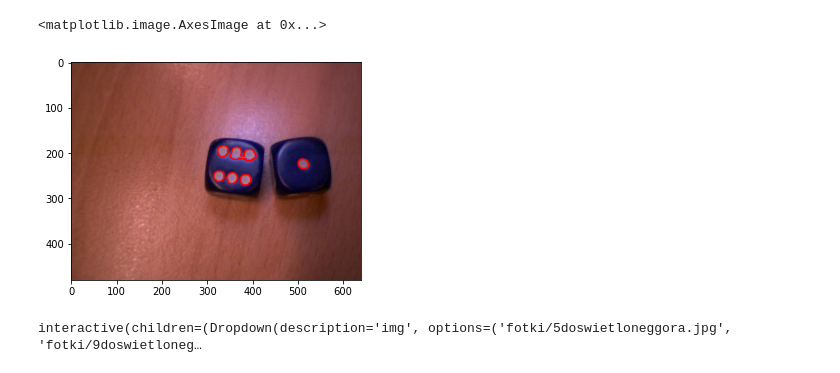
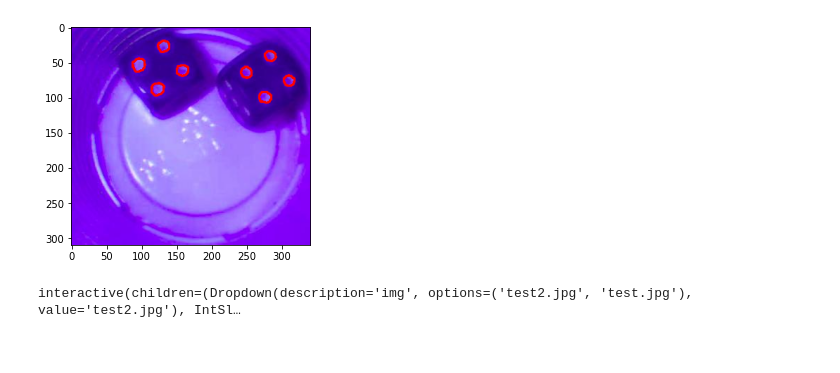
Before and after one commit to MichalKwarta/SW, a Jupyter notebook: jupiter.ipynb, the cells around one changed output. Cells and saved outputs as stored; diff of their text form; code cells hidden in the pictures.

```diff
--- a/jupiter.ipynb
+++ b/jupiter.ipynb
@@ -1,39 +1,72 @@
 # %%
 import cv2
 import matplotlib.pyplot as plt
 from ipywidgets import interact, interactive, fixed
 from glob import glob
 %matplotlib inline
 
 
 # camera = cv2.VideoCapture(0)
 # _, _ = camera.read()
 
-img = cv2.imread("fotki/0doswietloneggora.jpg")
 
+##TU JEST KOD, KTÓRY W ZAŁOŻENIU MA DZIAŁAĆ
+##Następne komórki to raczej playground
 
- img = cv2.imread(img)
-    _,_,blue = cv2.split(img)
-    _, thresh = cv2.threshold(blue, 100, 255, cv2.THRESH_BINARY)
-    contours,_ = cv2.findContours(thresh, cv2.RETR_LIST, cv2.CHAIN_APPROX_NONE)
+img = cv2.imread('test2.jpg')
+img = img[170:-50,250:-100]
+imgraw = img[:]
 
-    for c in contours:
-        if 300<cv2.contourArea(c)<=1500 :
-            cv2.drawContours(img, [c], -1, (0, 0, 255), 2)
-    plt.imshow(cv2.cvtColor(img,cv2.COLOR_BGR2RGB))
+_,_,blue = cv2.split(img)
 
-plt.imshow(cv2.cvtColor(img,cv2.COLOR_BGR2RGB))
+ret, threshh = cv2.threshold(blue, 100, 255, cv2.THRESH_BINARY)
+contours,_ = cv2.findContours(threshh, cv2.RETR_LIST, cv2.CHAIN_APPROX_NONE)
+
+for c in contours:
+    (_,_,w,h) = cv2.boundingRect(c)
+    if 100<cv2.contourArea(c)<=400  and 0.8<w/h<1.2:
+        cv2.drawContours(imgraw, [c], -1, (0, 0, 255), 2)
+    plt.imshow(cv2.cvtColor(imgraw,cv2.COLOR_BGR2RGB))
 # %% [output]
-<matplotlib.image.AxesImage at 0x...>
-[figure, old version]
+[figure, new version]
-# %%
-def getThresh(img,lower=100,upper=255):
-    img = cv2.imread(img)
-    _,_,blue = cv2.split(img)
-    ret, thresh = cv2.threshold(blue, lower, upper, cv2.THRESH_BINARY)
-    plt.imshow(thresh)
-
-interactive(getThresh,img=glob("fotki/*.jpg"),lower=(0,255,1),upper=(0,255,1))
-# %% [output]
-interactive(children=(Dropdown(description='img', options=('fotki/5doswietloneggora.jpg', 'fotki/9doswietloneg…
+# %%
+def apply_brightness_contrast(input_img, brightness = 0, contrast = 0):
+
+    if brightness != 0:
+        if brightness > 0:
+            shadow = brightness
+            highlight = 255
+        else:
+            shadow = 0
+            highlight = 255 + brightness
+        alpha_b = (highlight - shadow)/255
+        gamma_b = shadow
+
+        buf = cv2.addWeighted(input_img, alpha_b, input_img, 0, gamma_b)
+    else:
+        buf = input_img.copy()
+
+    if contrast != 0:
+        f = 131*(contrast + 127)/(127*(131-contrast))
+        alpha_c = f
+        gamma_c = 127*(1-f)
+
+        buf = cv2.addWeighted(buf, alpha_c, buf, 0, gamma_c)
+
+    return buf
+
+def getThresh(img,lower=100,upper=255,brightness=75,contrast=128):
+
+    img = cv2.imread(img)
+    img = img[170:-50,250:-100]
+    #img = apply_brightness_contrast(img,brightness,contrast)
+    _,_,blue = cv2.split(img)
+
+    ret, threshh = cv2.threshold(blue, lower, upper, cv2.THRESH_BINARY)
+    #thresh = cv2.adaptiveThreshold(blue,255,cv2.ADAPTIVE_THRESH_GAUSSIAN_C,cv2.THRESH_BINARY,5,2)
+    plt.imshow(threshh)
+
+interactive(getThresh,img=glob("*.jpg"),lower=(0,255,1),upper=(0,255,1),brightness = (-128,128,1),contrast = (-128,128,1))
+# %% [output]
+interactive(children=(Dropdown(description='img', options=('test2.jpg', 'test.jpg'), value='test2.jpg'), IntSl…
 # %%
```
Also changed, not shown: parts of 1 cell of this notebook, 2 other files.
